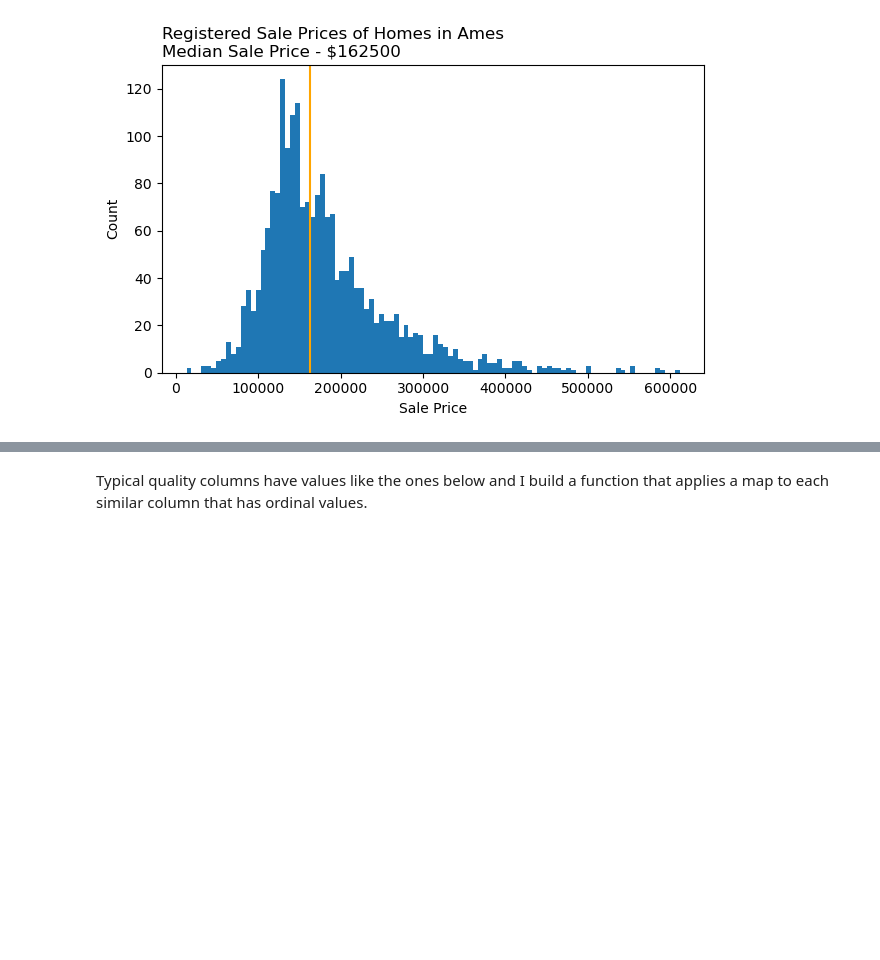
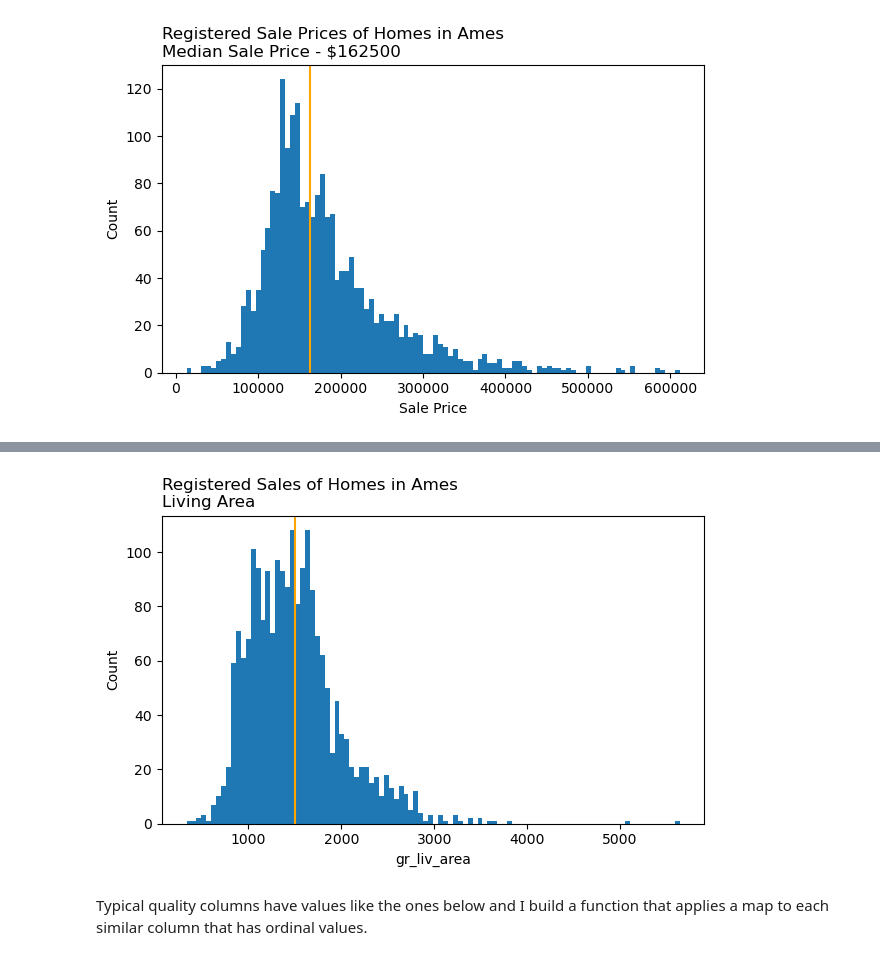
Before and after one commit to seanhulseman/Ames-Housing-Price-Prediction, a Jupyter notebook: code/ames_housing_project.ipynb, the cells around one changed output, grey strips where cells are left out. Cells and saved outputs as stored; diff of their text form; code cells hidden in the pictures; blank space fills up the shorter version.

```diff
--- a/code/ames_housing_project.ipynb
+++ b/code/ames_housing_project.ipynb
@@ -84,3 +133,14 @@ plt.savefig('../images/price_hist.png');
+# %%
+plt.figure(figsize=(7,4))
+plt.hist(df['gr_liv_area'], bins = 100)
+plt.xlabel('gr_liv_area')
+plt.ylabel('Count')
+plt.axvline(np.mean(df['gr_liv_area']), color='orange')
+plt.title('Registered Sales of Homes in Ames \n'+
+           'Living Area',loc= 'left')
+plt.savefig('../images/gr_liv_area_hist.png');
+# %% [output]
+[figure, added]
 # %% [markdown]
 Typical quality columns have values like the ones below and I build a function that applies a map to each similar column that has ordinal values.
 # %%
```
Also changed, not shown: parts of 41 cells of this notebook, 9 other files.
